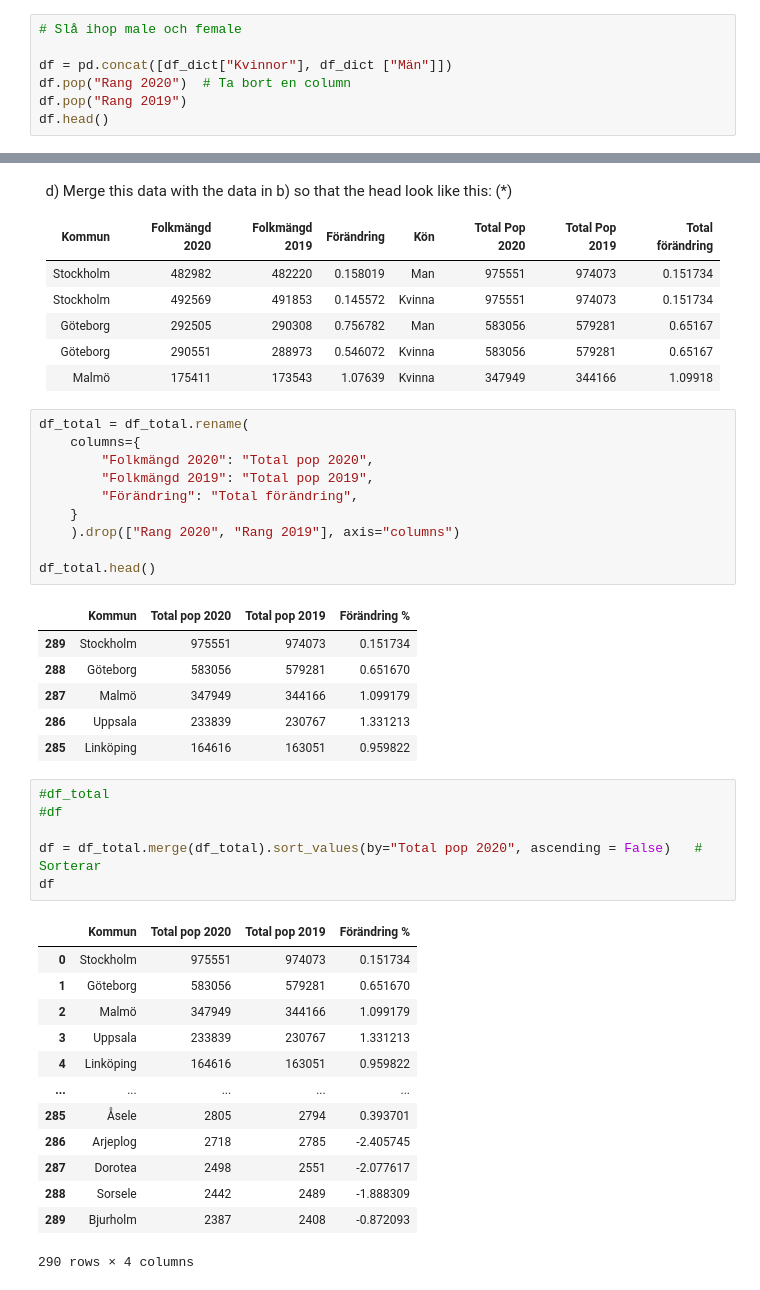
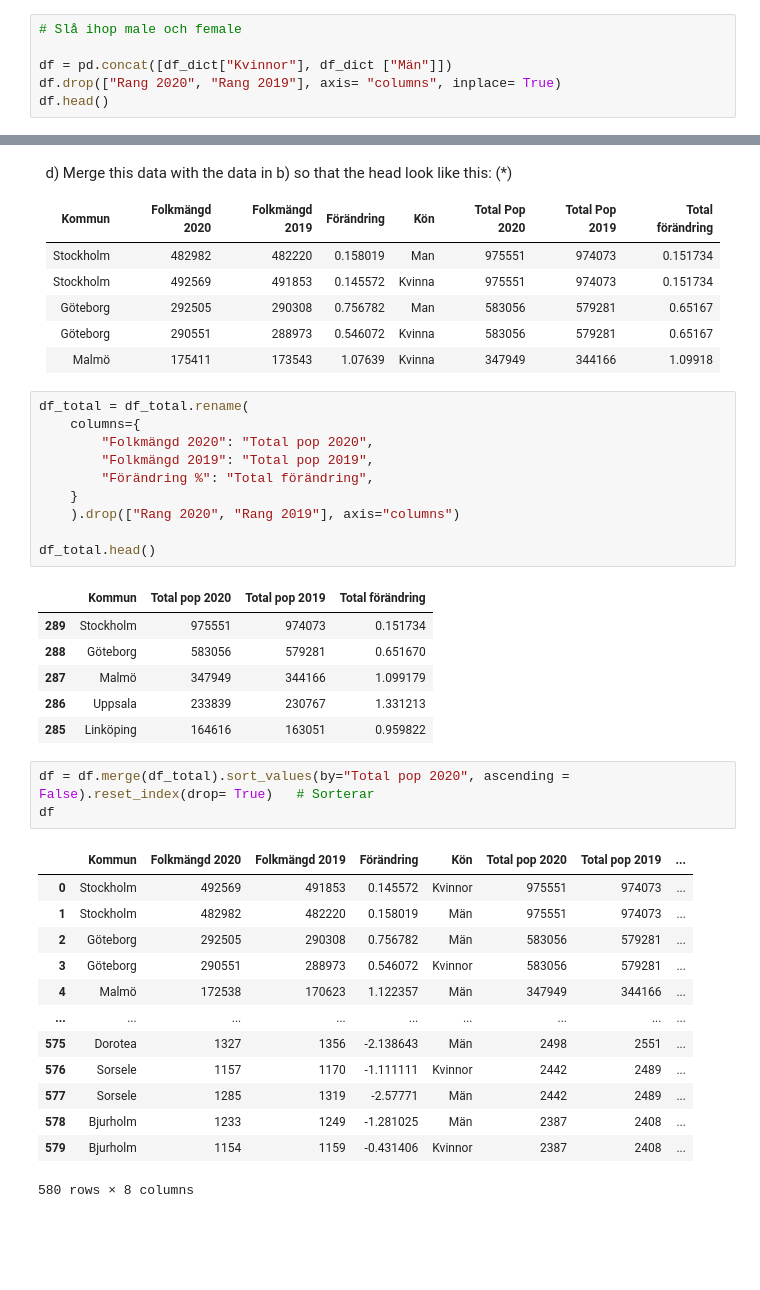
Before and after one commit to JoelOscarsson/Databehandling-JoelOscarsson, a Jupyter notebook: Assignments/L1-Pandas-b-syntax.ipynb, the cells around one changed output, grey strips where cells are left out. Cells and saved outputs as stored; diff of their text form; blank space fills up the shorter version.

```diff
--- a/Assignments/L1-Pandas-b-syntax.ipynb
+++ b/Assignments/L1-Pandas-b-syntax.ipynb
@@ -472,8 +472,7 @@ df.head(1)
 # Slå ihop male och female
 
 df = pd.concat([df_dict["Kvinnor"], df_dict ["Män"]])
-df.pop("Rang 2020")  # Ta bort en column
-df.pop("Rang 2019")
+df.drop(["Rang 2020", "Rang 2019"], axis= "columns", inplace= True)
 df.head()
 # %% [output]
 |  | Kommun | Folkmängd 2020 | Folkmängd 2019 | Förändring | Kön |
@@ -497,35 +496,32 @@ df_total = df_total.rename(
     columns={
         "Folkmängd 2020": "Total pop 2020",
         "Folkmängd 2019": "Total pop 2019",
-        "Förändring": "Total förändring",
+        "Förändring %": "Total förändring",
     }
     ).drop(["Rang 2020", "Rang 2019"], axis="columns")
 
 df_total.head()
 # %% [output]
-|  | Kommun | Total pop 2020 | Total pop 2019 | Förändring % |
+|  | Kommun | Total pop 2020 | Total pop 2019 | Total förändring |
 | 289 | Stockholm | 975551 | 974073 | 0.151734 |
 | 288 | Göteborg | 583056 | 579281 | 0.651670 |
 | 287 | Malmö | 347949 | 344166 | 1.099179 |
 | 286 | Uppsala | 233839 | 230767 | 1.331213 |
 | 285 | Linköping | 164616 | 163051 | 0.959822 |
 # %%
-#df_total
-#df
-
-df = df_total.merge(df_total).sort_values(by="Total pop 2020", ascending = False)   # Sorterar
+df = df.merge(df_total).sort_values(by="Total pop 2020", ascending = False).reset_index(drop= True)   # Sorterar
 df
 # %% [output]
-|  | Kommun | Total pop 2020 | Total pop 2019 | Förändring % |
-| 0 | Stockholm | 975551 | 974073 | 0.151734 |
-| 1 | Göteborg | 583056 | 579281 | 0.651670 |
-| 2 | Malmö | 347949 | 344166 | 1.099179 |
-| 3 | Uppsala | 233839 | 230767 | 1.331213 |
-| 4 | Linköping | 164616 | 163051 | 0.959822 |
-| ... | ... | ... | ... | ... |
-| 285 | Åsele | 2805 | 2794 | 0.393701 |
-| 286 | Arjeplog | 2718 | 2785 | -2.405745 |
-| 287 | Dorotea | 2498 | 2551 | -2.077617 |
-| 288 | Sorsele | 2442 | 2489 | -1.888309 |
-| 289 | Bjurholm | 2387 | 2408 | -0.872093 |
+|  | Kommun | Folkmängd 2020 | Folkmängd 2019 | Förändring | Kön | Total pop 2020 | Total pop 2019 | ... |
+| 0 | Stockholm | 492569 | 491853 | 0.145572 | Kvinnor | 975551 | 974073 | ... |
+| 1 | Stockholm | 482982 | 482220 | 0.158019 | Män | 975551 | 974073 | ... |
+| 2 | Göteborg | 292505 | 290308 | 0.756782 | Män | 583056 | 579281 | ... |
+| 3 | Göteborg | 290551 | 288973 | 0.546072 | Kvinnor | 583056 | 579281 | ... |
+| 4 | Malmö | 172538 | 170623 | 1.122357 | Män | 347949 | 344166 | ... |
+| ... | ... | ... | ... | ... | ... | ... | ... | ... |
+| 575 | Dorotea | 1327 | 1356 | -2.138643 | Män | 2498 | 2551 | ... |
+| 576 | Sorsele | 1157 | 1170 | -1.111111 | Kvinnor | 2442 | 2489 | ... |
+| 577 | Sorsele | 1285 | 1319 | -2.57771 | Män | 2442 | 2489 | ... |
+| 578 | Bjurholm | 1233 | 1249 | -1.281025 | Män | 2387 | 2408 | ... |
+| 579 | Bjurholm | 1154 | 1159 | -0.431406 | Kvinnor | 2387 | 2408 | ... |
-290 rows × 4 columns
+580 rows × 8 columns
```
Also changed, not shown: parts of 9 cells of this notebook.
